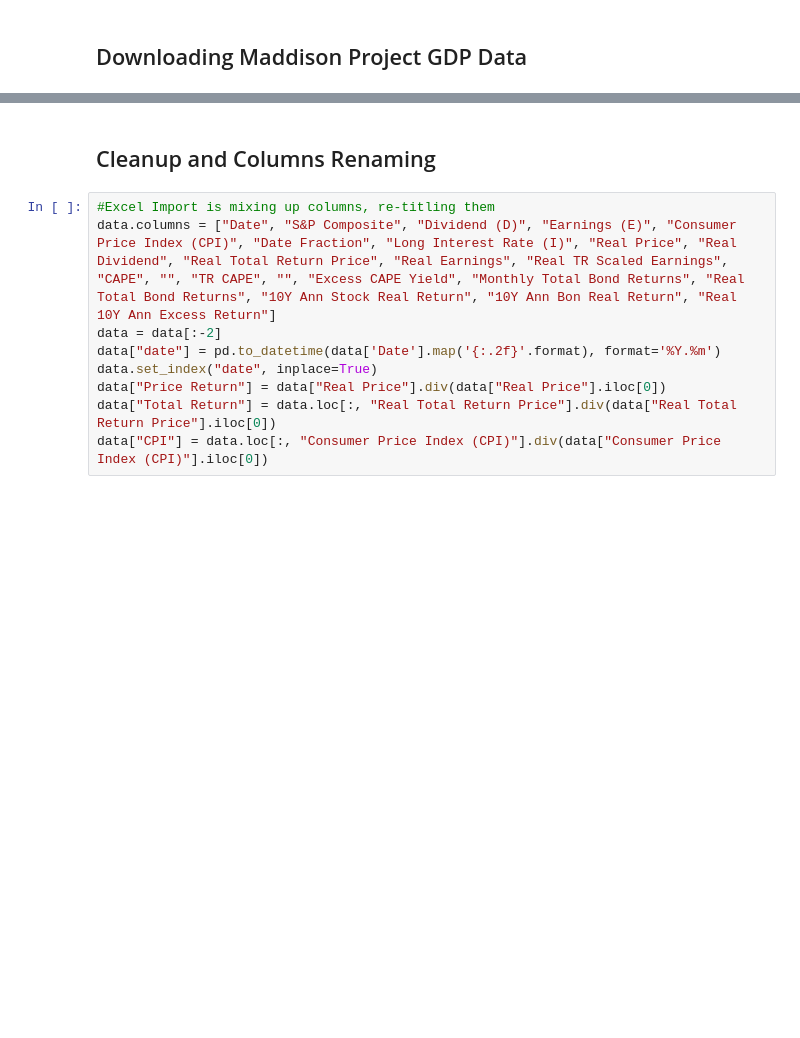
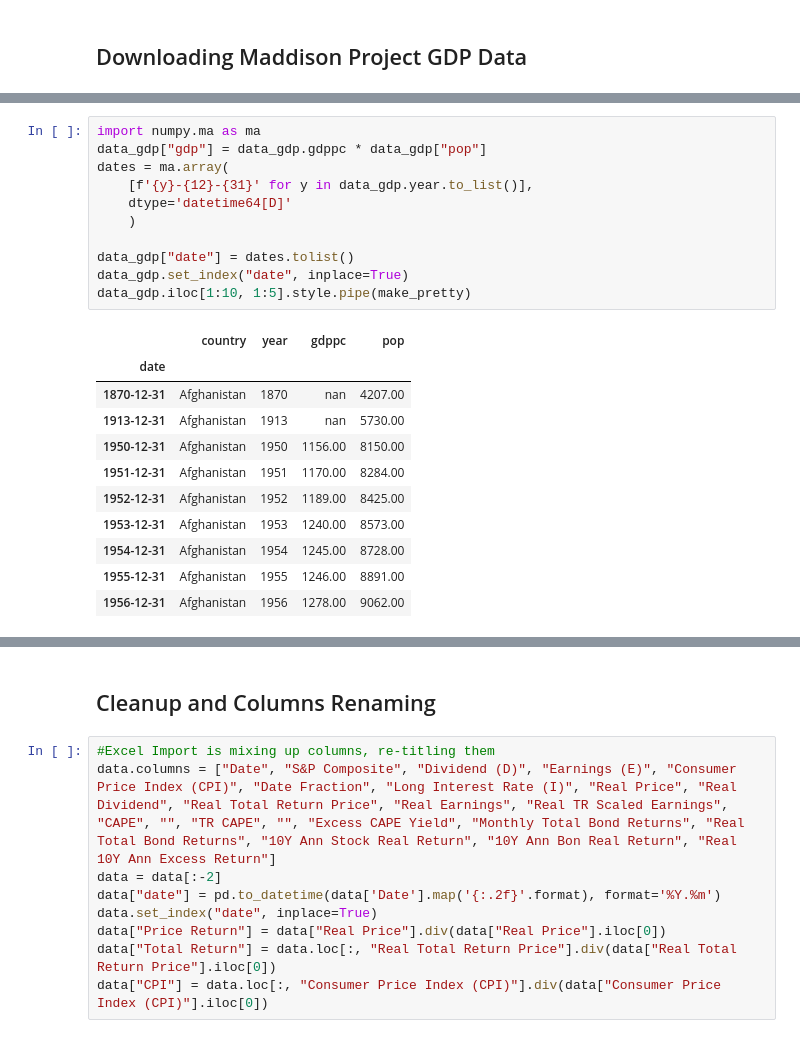
Before and after one commit to vdenoise/portfolio-geek, a Jupyter notebook: posts/tutorials/en/shiller-data-python.ipynb, the cells around one changed output, grey strips where cells are left out. Cells and saved outputs as stored; diff of their text form; blank space fills up the shorter version.

```diff
--- a/posts/tutorials/en/shiller-data-python.ipynb
+++ b/posts/tutorials/en/shiller-data-python.ipynb
@@ -75,0 +120,23 @@ url = "https://www.rug.nl/ggdc/historicaldevelopment/maddison/data/mpd2020.xlsx"
+# %%
+import numpy.ma as ma
+data_gdp["gdp"] = data_gdp.gdppc * data_gdp["pop"]
+dates = ma.array(
+    [f'{y}-{12}-{31}' for y in data_gdp.year.to_list()],
+    dtype='datetime64[D]'
+    )
+
+data_gdp["date"] = dates.tolist()
+data_gdp.set_index("date", inplace=True)
+data_gdp.iloc[1:10, 1:5].style.pipe(make_pretty)
+# %% [output]
+|  | country | year | gdppc | pop |
+| date |  |  |  |  |
+| 1870-12-31 | Afghanistan | 1870 | nan | 4207.00 |
+| 1913-12-31 | Afghanistan | 1913 | nan | 5730.00 |
+| 1950-12-31 | Afghanistan | 1950 | 1156.00 | 8150.00 |
+| 1951-12-31 | Afghanistan | 1951 | 1170.00 | 8284.00 |
+| 1952-12-31 | Afghanistan | 1952 | 1189.00 | 8425.00 |
+| 1953-12-31 | Afghanistan | 1953 | 1240.00 | 8573.00 |
+| 1954-12-31 | Afghanistan | 1954 | 1245.00 | 8728.00 |
+| 1955-12-31 | Afghanistan | 1955 | 1246.00 | 8891.00 |
+| 1956-12-31 | Afghanistan | 1956 | 1278.00 | 9062.00 |
```
Also changed, not shown: parts of 8 cells of this notebook.
